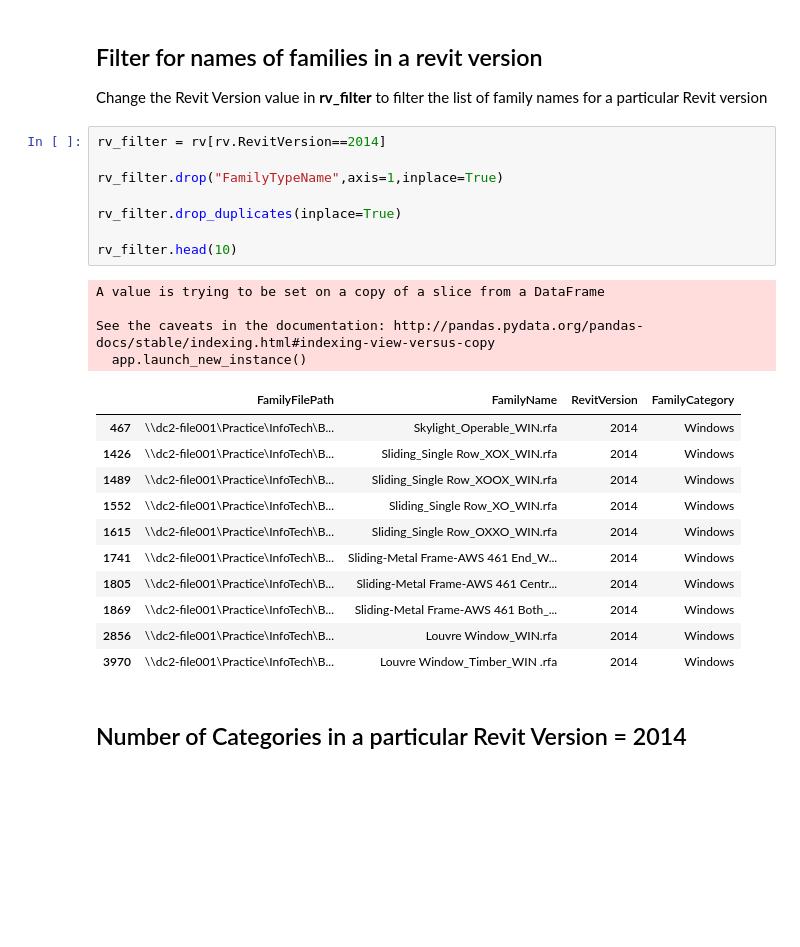
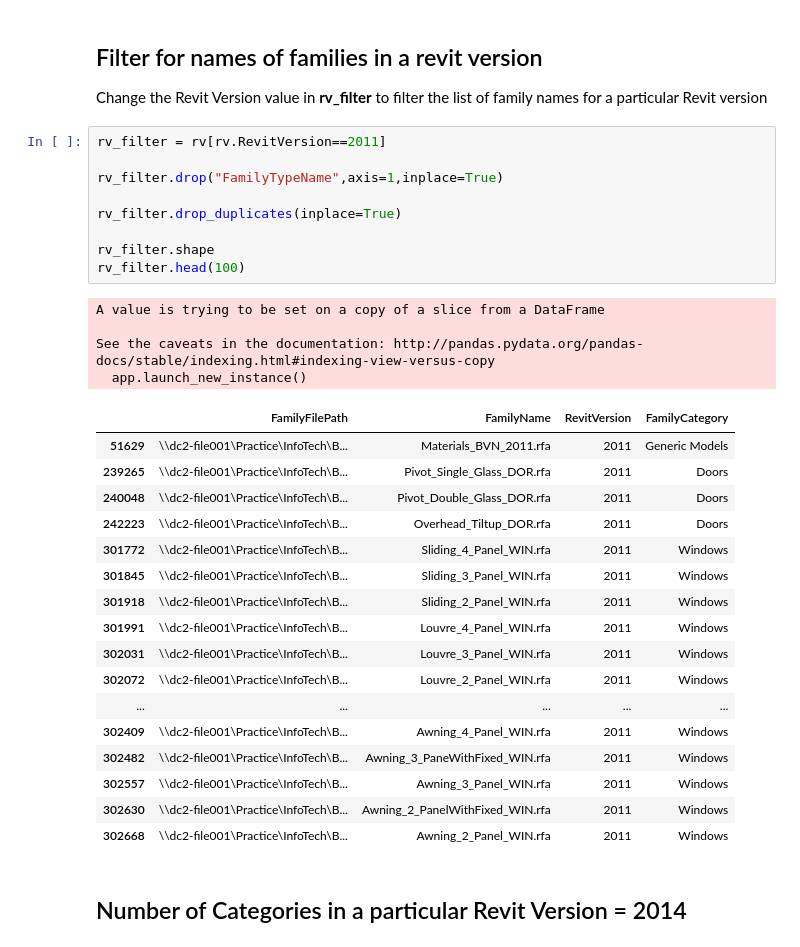
Before and after one commit to annisarivera/mastercontent, a Jupyter notebook: working/Master Content - FamilyVersion.ipynb, the cells around one changed output. Cells and saved outputs as stored; diff of their text form; blank space fills up the shorter version.

```diff
--- a/working/Master Content - FamilyVersion.ipynb
+++ b/working/Master Content - FamilyVersion.ipynb
@@ -176,29 +178,36 @@ plt.show()
 
 Change the Revit Version value in <b>rv_filter</b> to filter the list of family names for a particular Revit version
 # %%
-rv_filter = rv[rv.RevitVersion==2014]
+rv_filter = rv[rv.RevitVersion==2011]
 
 rv_filter.drop("FamilyTypeName",axis=1,inplace=True)
 
 rv_filter.drop_duplicates(inplace=True)
 
-rv_filter.head(10)
+rv_filter.shape
+rv_filter.head(100)
 # %% [output]
 A value is trying to be set on a copy of a slice from a DataFrame
 
 See the caveats in the documentation: http://pandas.pydata.org/pandas-docs/stable/indexing.html#indexing-view-versus-copy
   app.launch_new_instance()
 |  | FamilyFilePath | FamilyName | RevitVersion | FamilyCategory |
-| 467 | \\dc2-file001\Practice\InfoTech\B... | Skylight_Operable_WIN.rfa | 2014 | Windows |
-| 1426 | \\dc2-file001\Practice\InfoTech\B... | Sliding_Single Row_XOX_WIN.rfa | 2014 | Windows |
-| 1489 | \\dc2-file001\Practice\InfoTech\B... | Sliding_Single Row_XOOX_WIN.rfa | 2014 | Windows |
-| 1552 | \\dc2-file001\Practice\InfoTech\B... | Sliding_Single Row_XO_WIN.rfa | 2014 | Windows |
-| 1615 | \\dc2-file001\Practice\InfoTech\B... | Sliding_Single Row_OXXO_WIN.rfa | 2014 | Windows |
-| 1741 | \\dc2-file001\Practice\InfoTech\B... | Sliding-Metal Frame-AWS 461 End_W... | 2014 | Windows |
-| 1805 | \\dc2-file001\Practice\InfoTech\B... | Sliding-Metal Frame-AWS 461 Centr... | 2014 | Windows |
-| 1869 | \\dc2-file001\Practice\InfoTech\B... | Sliding-Metal Frame-AWS 461 Both_... | 2014 | Windows |
-| 2856 | \\dc2-file001\Practice\InfoTech\B... | Louvre Window_WIN.rfa | 2014 | Windows |
-| 3970 | \\dc2-file001\Practice\InfoTech\B... | Louvre Window_Timber_WIN .rfa | 2014 | Windows |
+| 51629 | \\dc2-file001\Practice\InfoTech\B... | Materials_BVN_2011.rfa | 2011 | Generic Models |
+| 239265 | \\dc2-file001\Practice\InfoTech\B... | Pivot_Single_Glass_DOR.rfa | 2011 | Doors |
+| 240048 | \\dc2-file001\Practice\InfoTech\B... | Pivot_Double_Glass_DOR.rfa | 2011 | Doors |
+| 242223 | \\dc2-file001\Practice\InfoTech\B... | Overhead_Tiltup_DOR.rfa | 2011 | Doors |
+| 301772 | \\dc2-file001\Practice\InfoTech\B... | Sliding_4_Panel_WIN.rfa | 2011 | Windows |
+| 301845 | \\dc2-file001\Practice\InfoTech\B... | Sliding_3_Panel_WIN.rfa | 2011 | Windows |
+| 301918 | \\dc2-file001\Practice\InfoTech\B... | Sliding_2_Panel_WIN.rfa | 2011 | Windows |
+| 301991 | \\dc2-file001\Practice\InfoTech\B... | Louvre_4_Panel_WIN.rfa | 2011 | Windows |
+| 302031 | \\dc2-file001\Practice\InfoTech\B... | Louvre_3_Panel_WIN.rfa | 2011 | Windows |
+| 302072 | \\dc2-file001\Practice\InfoTech\B... | Louvre_2_Panel_WIN.rfa | 2011 | Windows |
+| ... | ... | ... | ... | ... |
+| 302409 | \\dc2-file001\Practice\InfoTech\B... | Awning_4_Panel_WIN.rfa | 2011 | Windows |
+| 302482 | \\dc2-file001\Practice\InfoTech\B... | Awning_3_PaneWithFixed_WIN.rfa | 2011 | Windows |
+| 302557 | \\dc2-file001\Practice\InfoTech\B... | Awning_3_Panel_WIN.rfa | 2011 | Windows |
+| 302630 | \\dc2-file001\Practice\InfoTech\B... | Awning_2_PanelWithFixed_WIN.rfa | 2011 | Windows |
+| 302668 | \\dc2-file001\Practice\InfoTech\B... | Awning_2_Panel_WIN.rfa | 2011 | Windows |
 # %% [markdown]
 ## Number of Categories in a particular Revit Version = 2014
 # %%
```
Also changed, not shown: parts of 3 cells of this notebook, 2 other files.
